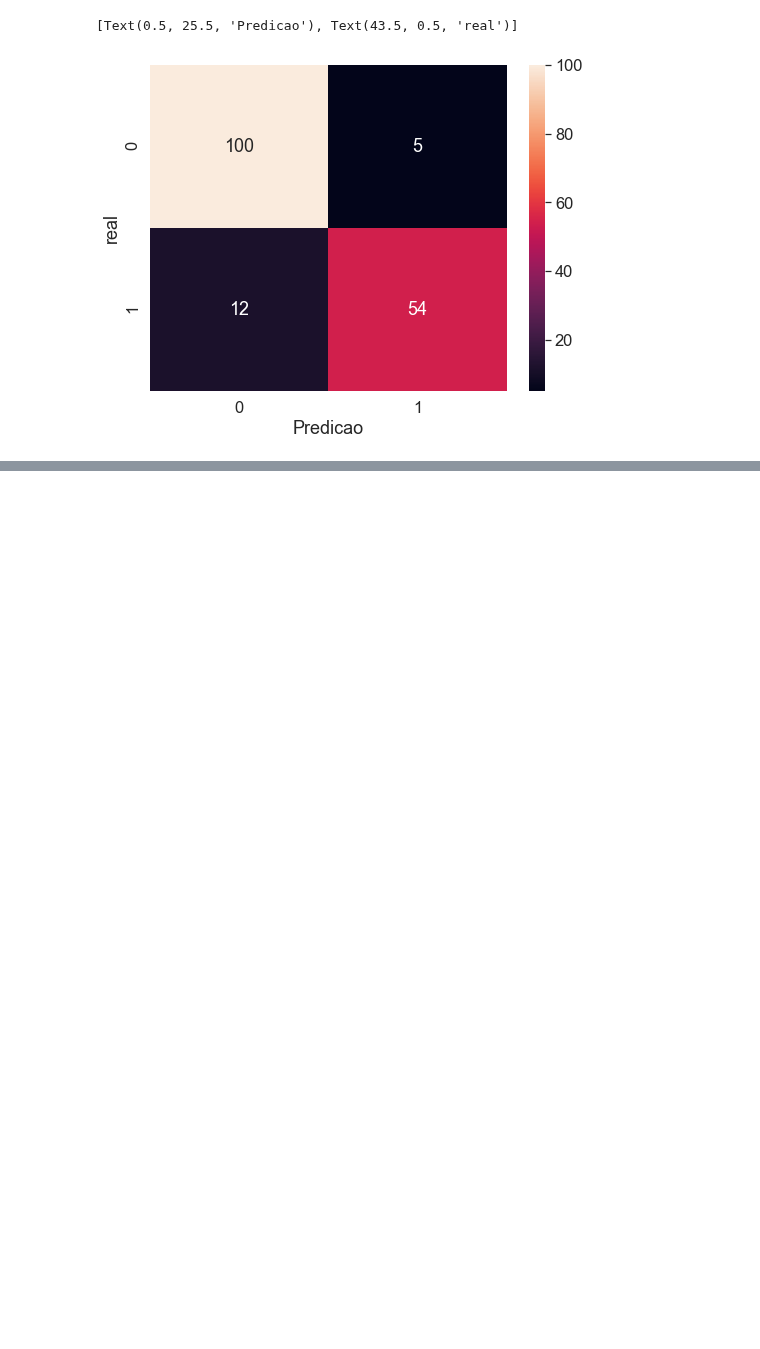
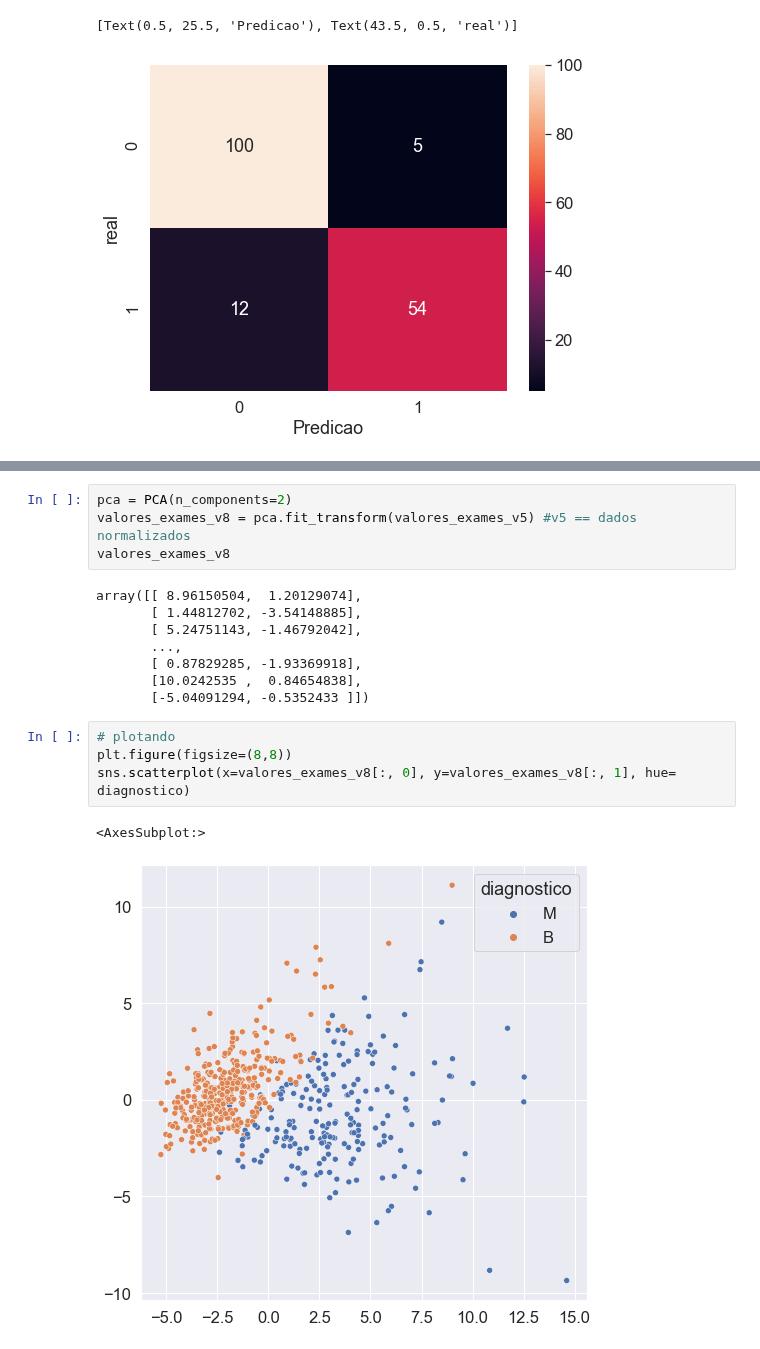
Before and after one commit to daianeklein/cursos-bootcamps, a Jupyter notebook: _Alura/Machine-Learning-Lidando-com-dados-de-muitas-dimensoes/Alura_Care.ipynb, the cells around one changed output, grey strips where cells are left out. Cells and saved outputs as stored; diff of their text form; blank space fills up the shorter version.

```diff
--- a/_Alura/Machine-Learning-Lidando-com-dados-de-muitas-dimensoes/Alura_Care.ipynb
+++ b/_Alura/Machine-Learning-Lidando-com-dados-de-muitas-dimensoes/Alura_Care.ipynb
@@ -470,0 +539,19 @@ Acurácia: 90.05847953216374
+# %%
+pca = PCA(n_components=2)
+valores_exames_v8 = pca.fit_transform(valores_exames_v5) #v5 == dados normalizados
+valores_exames_v8
+# %% [output]
+array([[ 8.96150504,  1.20129074],
+       [ 1.44812702, -3.54148885],
+       [ 5.24751143, -1.46792042],
+       ...,
+       [ 0.87829285, -1.93369918],
+       [10.0242535 ,  0.84654838],
+       [-5.04091294, -0.5352433 ]])
+# %%
+# plotando
+plt.figure(figsize=(8,8))
+sns.scatterplot(x=valores_exames_v8[:, 0], y=valores_exames_v8[:, 1], hue= diagnostico)
+# %% [output]
+<AxesSubplot:>
+[figure, added]
```
Also changed, not shown: parts of 11 cells of this notebook.
